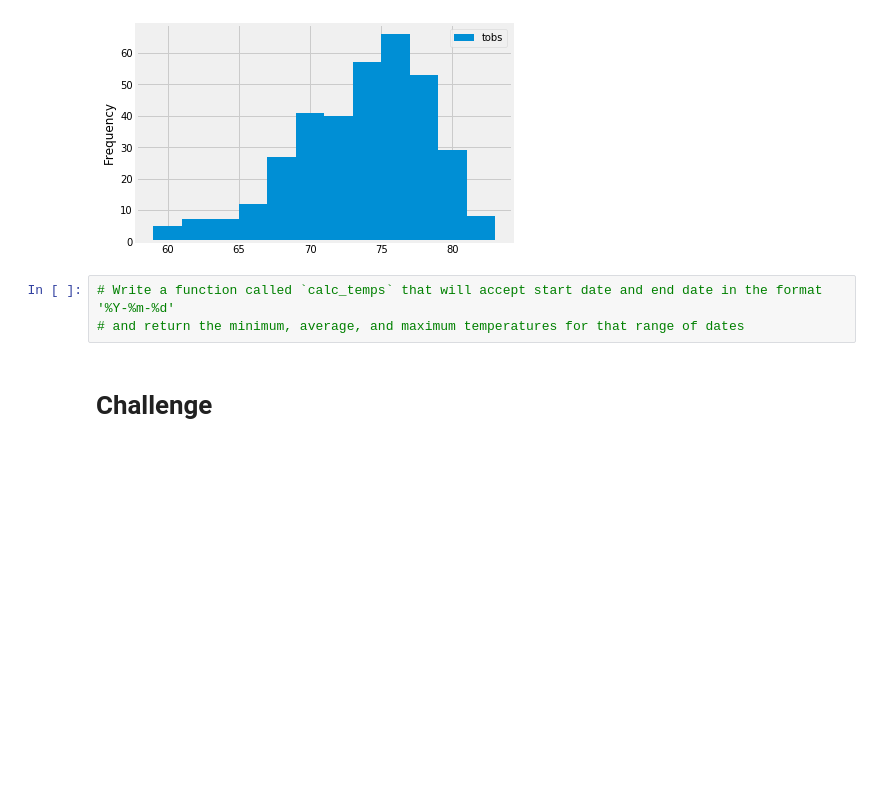
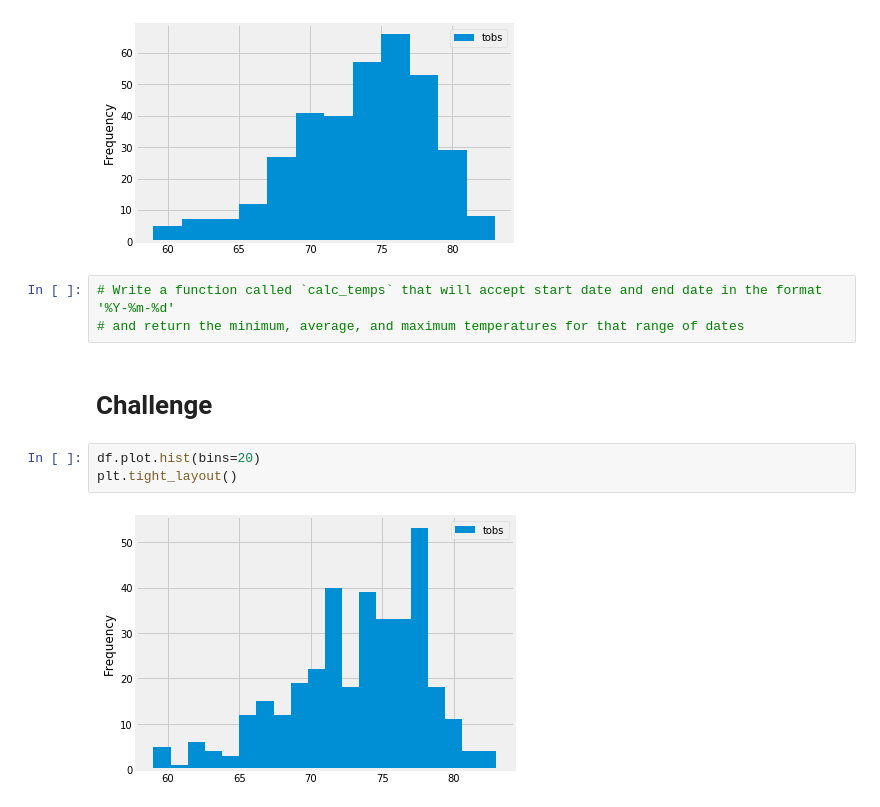
Before and after one commit to JVChermak/JasminChermak_Mod9_surfs_up_Challenge, a Jupyter notebook: climate_analysis.ipynb, the cells around one changed output. Cells and saved outputs as stored; diff of their text form; blank space fills up the shorter version.

```diff
--- a/climate_analysis.ipynb
+++ b/climate_analysis.ipynb
@@ -149,3 +149,8 @@ plt.tight_layout
 # and return the minimum, average, and maximum temperatures for that range of dates
 # %% [markdown]
 # Challenge
+# %%
+df.plot.hist(bins=20)
+plt.tight_layout()
+# %% [output]
+[figure, added]
```
Also changed, not shown: 1 other file.
